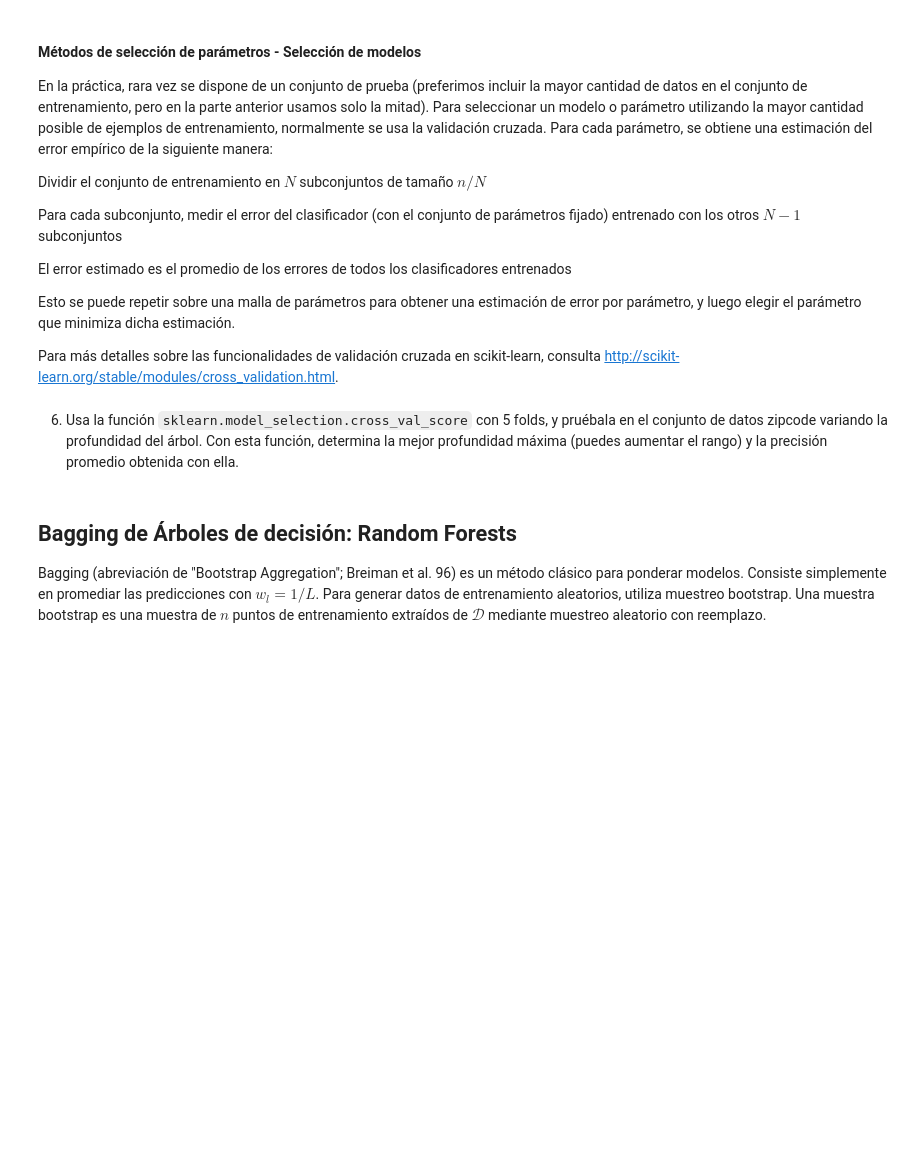
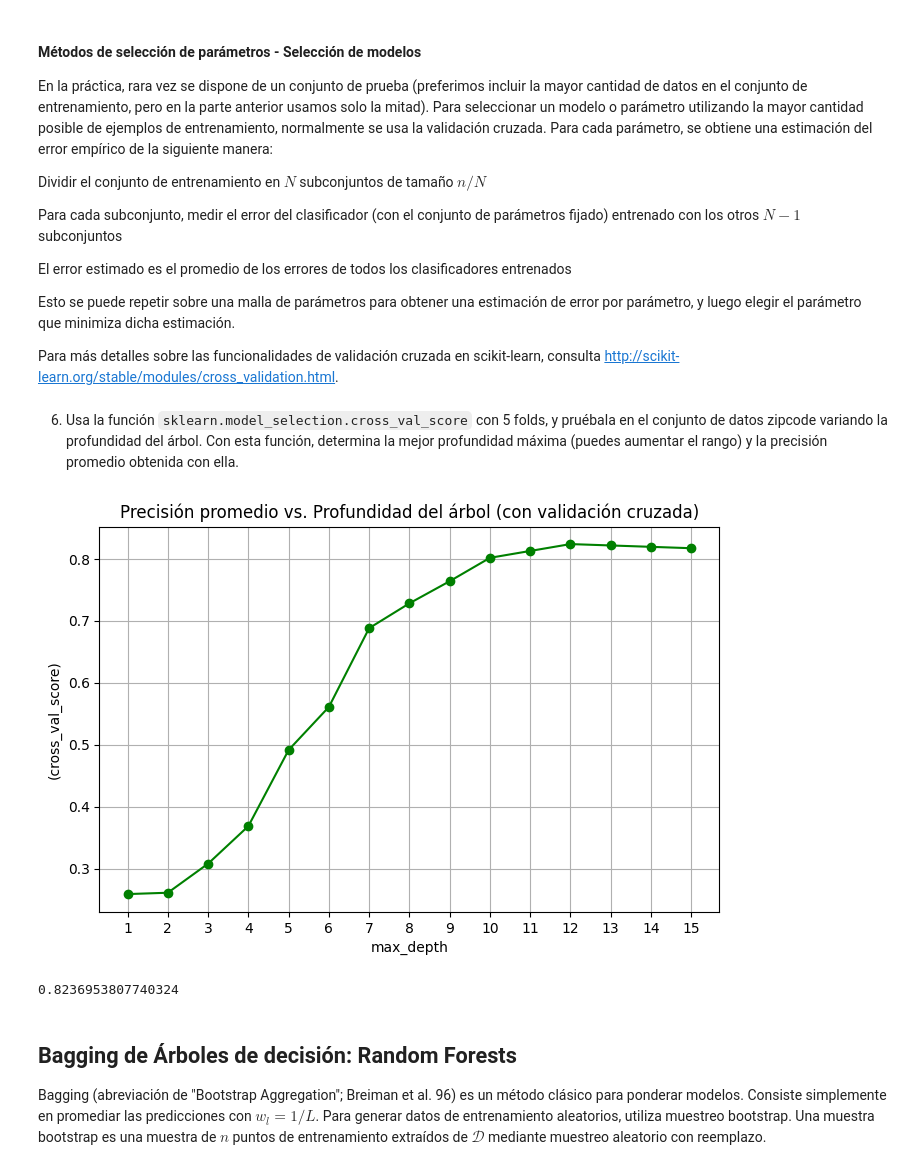
Before and after one commit to nicoArriagadaj/Lab6, a Jupyter notebook: Laboratorio_6.ipynb, the cells around one changed output. Drawn from its saved outputs; the diff is of its cells as text; code cells hidden in the pictures; blank space fills up the shorter version.

```diff
--- a/Laboratorio_6.ipynb
+++ b/Laboratorio_6.ipynb
@@ -190,17 +219,34 @@ Para más detalles sobre las funcionalidades de validación cruzada en scikit-le
 6. Usa la función `sklearn.model_selection.cross_val_score` con 5 folds, y pruébala en el conjunto de datos zipcode variando la profundidad del árbol. Con esta función, determina la mejor profundidad máxima (puedes aumentar el rango) y la precisión promedio obtenida con ella.
 # %%
 from sklearn.model_selection import cross_val_score
-
 dmax = 15 # Rango máximo a probar para profundidad
+mean_scores = []
 
 # TODO: guardar la precisión promedio para cada profundidad
 # ...
-
+for d in range(1, 16):
+    clf = DecisionTreeClassifier(max_depth=d, criterion='entropy', random_state=42)
+    scores = cross_val_score(clf, X, Y, cv=5)
+    mean_scores.append(scores.mean())
 # TODO: graficar los resultados
 # ...
+plt.figure(figsize=(8, 5))
+plt.plot(range(1, 16), mean_scores, marker='o', color='green')
+plt.title("Precisión promedio vs. Profundidad del árbol (con validación cruzada)")
+plt.xlabel("max_depth")
+plt.ylabel("(cross_val_score)")
+plt.grid(True)
+plt.xticks(range(1, dmax + 1))
+plt.show()
 
 # TODO: imprimir la profundidad óptima y la precisión obtenida con ella
 # ...
+mejor_profundidad = np.argmax(mean_scores) + 1  #+1 porque el rango parte en1
+mejor_precisión = mean_scores[mejor_profundidad - 1]
+print(mejor_precisión)
+# %% [output]
+[figure, added]
+0.8236953807740324
 # %% [markdown]
 ## Bagging de Árboles de decisión: Random Forests
 
```
Also changed, not shown: parts of 6 cells of this notebook.
